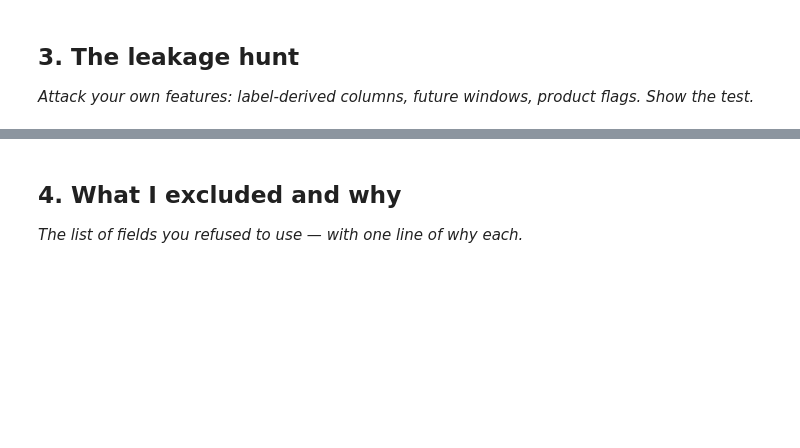
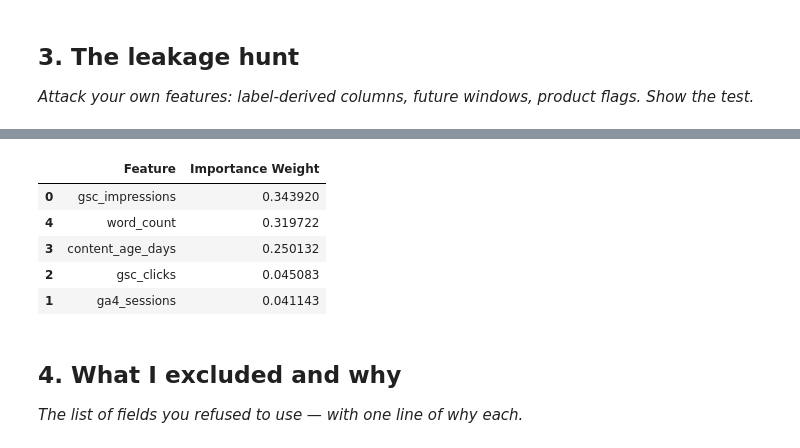
Before and after one commit to Usaf007/flyrankai-ml-internship, a Jupyter notebook: work/notebooks/w03_feature_leakage_check.ipynb, the cells around one changed output, grey strips where cells are left out. Saved outputs shown, nothing was run; the diff lists cells and outputs as text; code cells hidden in the pictures; blank space fills up the shorter version.

```diff
--- a/work/notebooks/w03_feature_leakage_check.ipynb
+++ b/work/notebooks/w03_feature_leakage_check.ipynb
@@ -30,3 +95,26 @@ This skeleton is yours to fill. Work the sections **in order** — each one has
+# %%
+from sklearn.ensemble import RandomForestClassifier
+from sklearn.model_selection import train_test_split
+
+X = df_features[['gsc_impressions', 'ga4_sessions', 'gsc_clicks', 'content_age_days', 'word_count']]
+y = df_features['target_is_declining']
+
+X_tr, X_te, y_tr, y_te = train_test_split(X, y, test_size=0.2, random_state=42)
+clf = RandomForestClassifier(random_state=42, n_estimators=50).fit(X_tr, y_tr)
+
+importances = pd.DataFrame({
+    'Feature': X.columns,
+    'Importance Weight': clf.feature_importances_
+}).sort_values(by='Importance Weight', ascending=False)
+
+display(importances)
+# %% [output]
+|  | Feature | Importance Weight |
+| 0 | gsc_impressions | 0.343920 |
+| 4 | word_count | 0.319722 |
+| 3 | content_age_days | 0.250132 |
+| 2 | gsc_clicks | 0.045083 |
+| 1 | ga4_sessions | 0.041143 |
 # %% [markdown]
 ## 4. What I excluded and why
 
```
Also changed, not shown: parts of 12 cells of this notebook.
